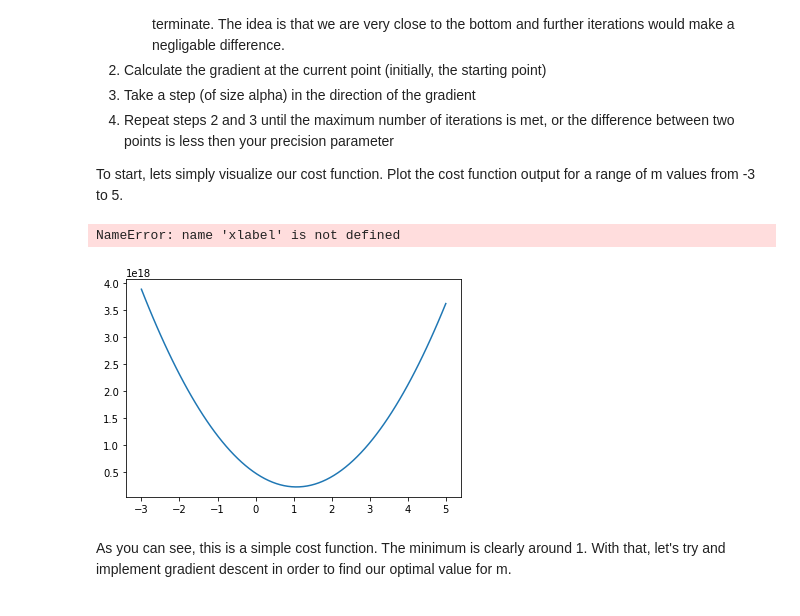
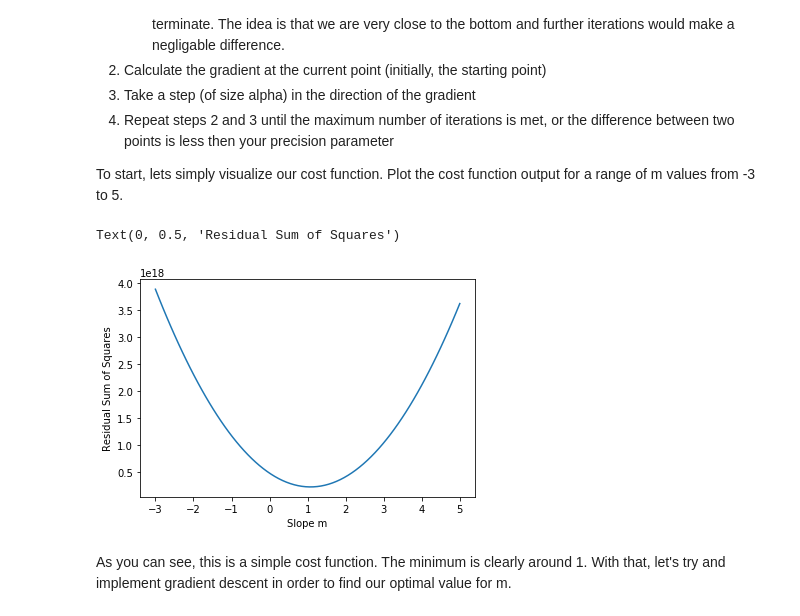
Before and after one commit to MIAISEMAN/dsc-3-30-05-gradient-descent-lab-seattle-ds-career-040119, a Jupyter notebook: index.ipynb, the cells around one changed output. Cells and saved outputs as stored; diff of their text form; code cells hidden in the pictures.

```diff
--- a/index.ipynb
+++ b/index.ipynb
@@ -104,17 +104,17 @@ To start, lets simply visualize our cost function. Plot the cost function output
 # %%
 import numpy as np
 %matplotlib inline
 
 m_list = np.linspace(-3,5,80)
 rss_list = []
 for m in m_list:
     rss_list.append(rss(m))
 plt.plot(m_list, rss_list)
-pltxlabel('Slope m')
-ylabel('Residual Sum of Squares')
+plt.xlabel('Slope m')
+plt.ylabel('Residual Sum of Squares')
 # %% [output]
-NameError: name 'xlabel' is not defined
+Text(0, 0.5, 'Residual Sum of Squares')
-[figure, old version]
+[figure, new version]
 # %% [markdown]
 As you can see, this is a simple cost function. The minimum is clearly around 1. With that, let's try and implement gradient descent in order to find our optimal value for m.
 # %%
```
